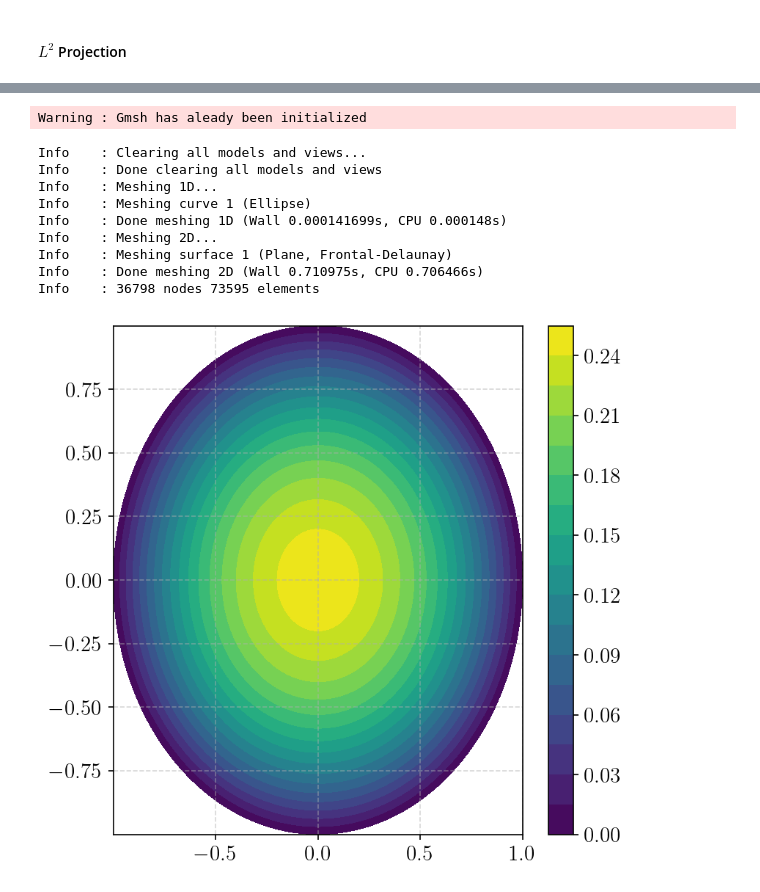
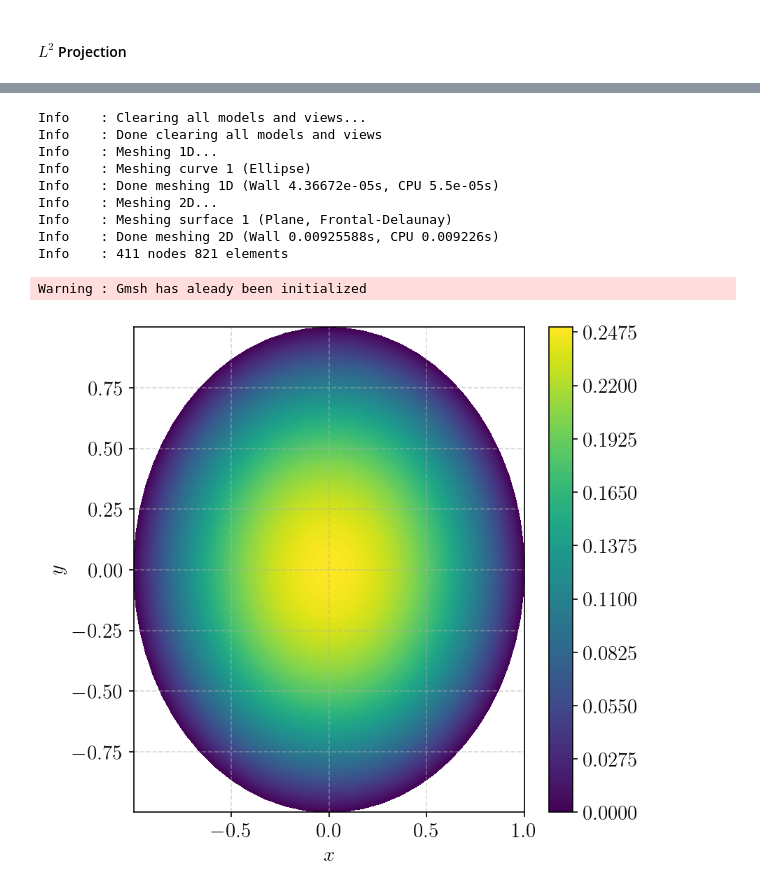
Before and after one commit to PrathamLalwani/FiniteElementProject, a Jupyter notebook: FiniteElement.ipynb, the cells around one changed output, grey strips where cells are left out. Drawn from its saved outputs; the diff is of its cells as text; code cells hidden in the pictures.

```diff
--- a/FiniteElement.ipynb
+++ b/FiniteElement.ipynb
@@ -117,13 +117,15 @@ def AdaptivePoissonSolver1D(
     return u, x
 # %%
 def f(x):
-    return x**2.0
+    return x * np.sin(x)
 
 
+x_eval = np.linspace(0.0, 1.0, 100)
 pf = L2Projector1D(x, f)
 plt.plot(x, pf, label=f"Interpolant with n={len(x)}")
-plt.plot(x, f(x), label=f"$f(x)$")
+plt.plot(x, f(x), label=f"Linear Interpolation n={len(x)}")
+plt.plot(x_eval, f(x_eval))
 plt.legend()
-plt.title("$L^2$ Projection Interpolation of $f(x) = x^2$")
+plt.title("$L^2$ Projection Interpolation of $f(x) = x\sin(x)$")
 plt.show()
 # %% [output]
@@ -280,7 +439,7 @@ def g(xy):
 gmsh.initialize()
 gmsh.clear()
 
-lc = 0.01
+lc = 0.1
 
 
 gmsh.model.add("square")
@@ -450,6 +609,9 @@ plt.tricontourf(
     levels=20,
 )
 plt.colorbar()
+plt.xlabel("$x$")
+plt.ylabel("$y$")
+plt.savefig("./finalReport/figures/FiniteElementSampleSolutionLDomain.png", dpi=300)
 plt.show()
 # %% [output]
 Info    : Clearing all models and views...
@@ -479,7 +652,7 @@ def g(xy):
 gmsh.initialize()
 gmsh.clear()
 
-lc = 0.01
+lc = 0.1
 
 
 gmsh.model.add("square")
@@ -623,42 +796,46 @@ for node, unkn in enumerate(node2unknown):
 
 globalmat = sps.coo_matrix(
     (matflat, (node2unknown[matcolflat] - 1, node2unknown[matrowflat] - 1)),
     shape=(numMeshNodes, numMeshNodes),
 ).tocsr()
 
 globalrhs = np.zeros(numMeshNodes)
 for index, node in enumerate(rhsrowflat):
     globalrhs[node2unknown[node] - 1] += rhsflat[index]
 
 for index, node in enumerate(boundary_nodes):
     globalrhs[node2unknown[node] - 1] = g(coords[node])
 for index, node in enumerate(boundary_nodes):
     globalmat[node2unknown[node] - 1, :] = 0
     globalmat[node2unknown[node] - 1, node2unknown[node] - 1] = 1
 
 
 # sol = sps.linalg.spsolve(globalmat[:numUnknowns, :numUnknowns], globalrhs[:numUnknowns])
 # sol = np.append(sol, np.zeros(numMeshNodes - numUnknowns))
 sol = sps.linalg.spsolve(globalmat, globalrhs)
 
 plt.tricontourf(
     coords.reshape(-1, 3)[:, 0],
     coords.reshape(-1, 3)[:, 1],
     nodeTagsTriangles.reshape(-1, 3) - 1,
     sol[node2unknown[1:] - 1],
-    levels=20,
+    levels=100,
 )
 plt.colorbar()
+plt.xlabel("$x$")
+plt.ylabel("$y$")
+plt.savefig("./finalReport/figures/FiniteElementSampleSolutionDiskDomain.png", dpi=300)
+
 plt.show()
 # %% [output]
-Warning : Gmsh has aleady been initialized
+Info    : Clearing all models and views...
+Info    : Done clearing all models and views
+Info    : Meshing 1D...
+Info    : Meshing curve 1 (Ellipse)
+Info    : Done meshing 1D (Wall 4.36672e-05s, CPU 5.5e-05s)
+Info    : Meshing 2D...
+Info    : Meshing surface 1 (Plane, Frontal-Delaunay)
+Info    : Done meshing 2D (Wall 0.00925588s, CPU 0.009226s)
+Info    : 411 nodes 821 elements
-Info    : Clearing all models and views...
-Info    : Done clearing all models and views
-Info    : Meshing 1D...
-Info    : Meshing curve 1 (Ellipse)
-Info    : Done meshing 1D (Wall 0.000141699s, CPU 0.000148s)
-Info    : Meshing 2D...
-Info    : Meshing surface 1 (Plane, Frontal-Delaunay)
-Info    : Done meshing 2D (Wall 0.710975s, CPU 0.706466s)
-Info    : 36798 nodes 73595 elements
+Warning : Gmsh has aleady been initialized
-[figure, old version]
+[figure, new version]
```
Also changed, not shown: parts of 15 cells of this notebook, 19 other files.
